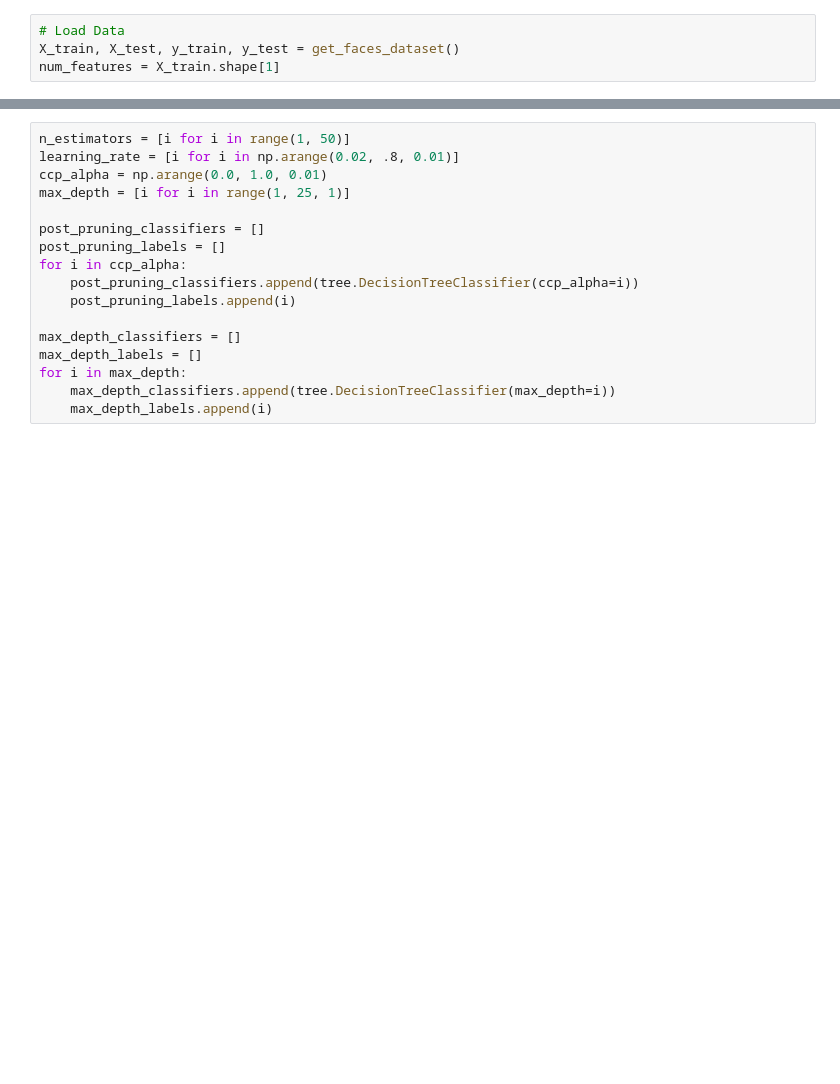
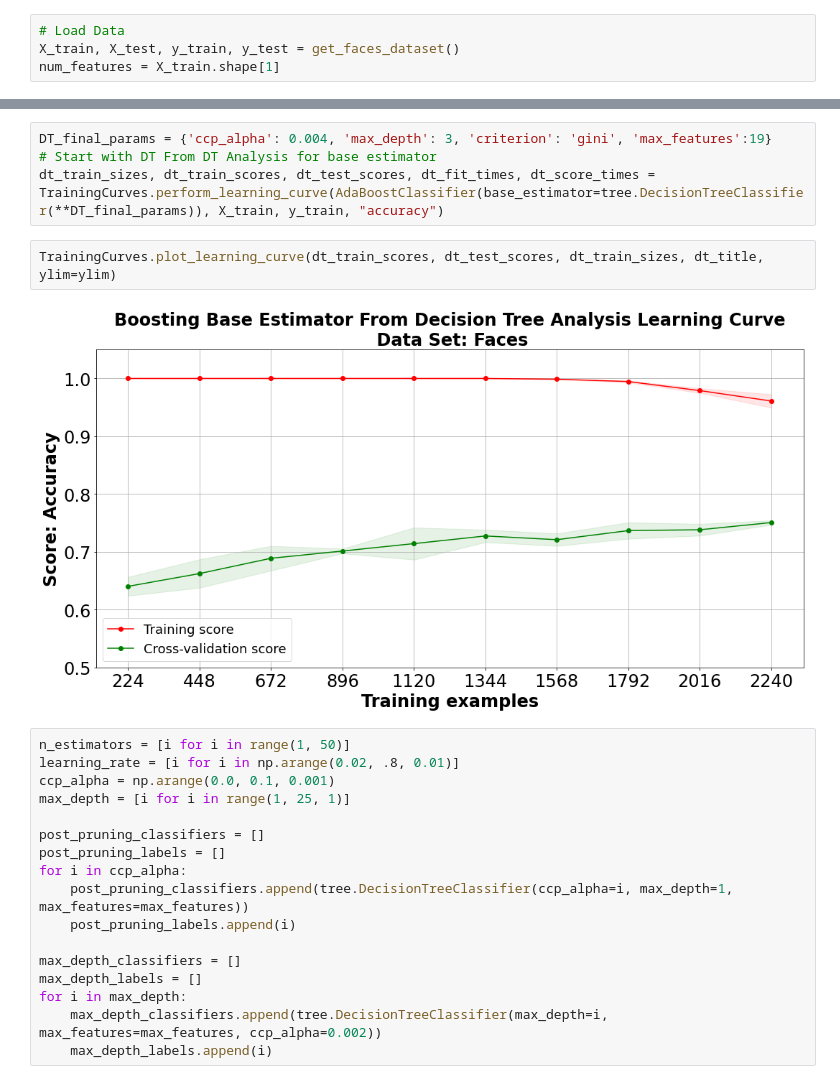
Before and after one commit to Inquisitive-ME/SupervisedLearning_Project_Code, a Jupyter notebook: Boosting/faces_boosting_analysis.ipynb, the cells around one changed output, grey strips where cells are left out. Drawn from its saved outputs; the diff is of its cells as text; blank space fills up the shorter version.

```diff
--- a/Boosting/faces_boosting_analysis.ipynb
+++ b/Boosting/faces_boosting_analysis.ipynb
@@ -33,17 +45,25 @@ TrainingCurves.plot_learning_curve(train_scores, test_scores, train_sizes, "Defa
+# %%
+DT_final_params = {'ccp_alpha': 0.004, 'max_depth': 3, 'criterion': 'gini', 'max_features':19}
+# Start with DT From DT Analysis for base estimator
+dt_train_sizes, dt_train_scores, dt_test_scores, dt_fit_times, dt_score_times = TrainingCurves.perform_learning_curve(AdaBoostClassifier(base_estimator=tree.DecisionTreeClassifier(**DT_final_params)), X_train, y_train, "accuracy")
+# %%
+TrainingCurves.plot_learning_curve(dt_train_scores, dt_test_scores, dt_train_sizes, dt_title, ylim=ylim)
+# %% [output]
+[figure, added]
 # %%
 n_estimators = [i for i in range(1, 50)]
 learning_rate = [i for i in np.arange(0.02, .8, 0.01)]
-ccp_alpha = np.arange(0.0, 1.0, 0.01)
+ccp_alpha = np.arange(0.0, 0.1, 0.001)
 max_depth = [i for i in range(1, 25, 1)]
 
 post_pruning_classifiers = []
 post_pruning_labels = []
 for i in ccp_alpha:
-    post_pruning_classifiers.append(tree.DecisionTreeClassifier(ccp_alpha=i))
+    post_pruning_classifiers.append(tree.DecisionTreeClassifier(ccp_alpha=i, max_depth=1, max_features=max_features))
     post_pruning_labels.append(i)
 
 max_depth_classifiers = []
 max_depth_labels = []
 for i in max_depth:
-    max_depth_classifiers.append(tree.DecisionTreeClassifier(max_depth=i))
+    max_depth_classifiers.append(tree.DecisionTreeClassifier(max_depth=i, max_features=max_features, ccp_alpha=0.002))
     max_depth_labels.append(i)
```
Also changed, not shown: parts of 21 cells of this notebook, 4 other files.
